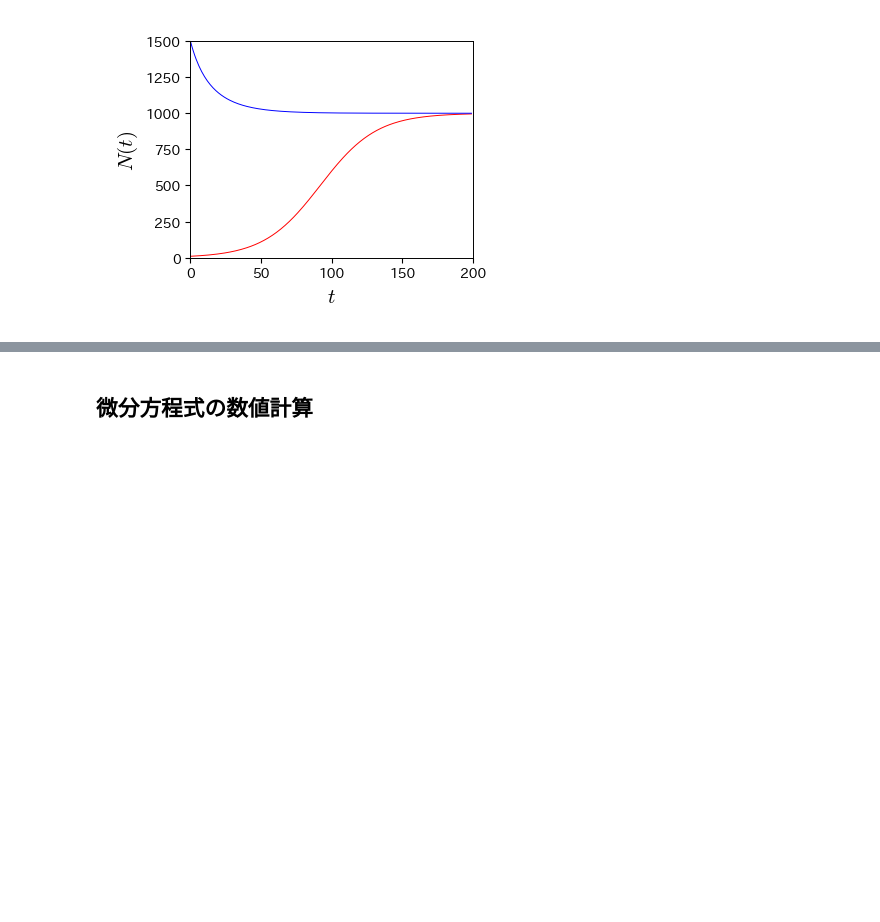
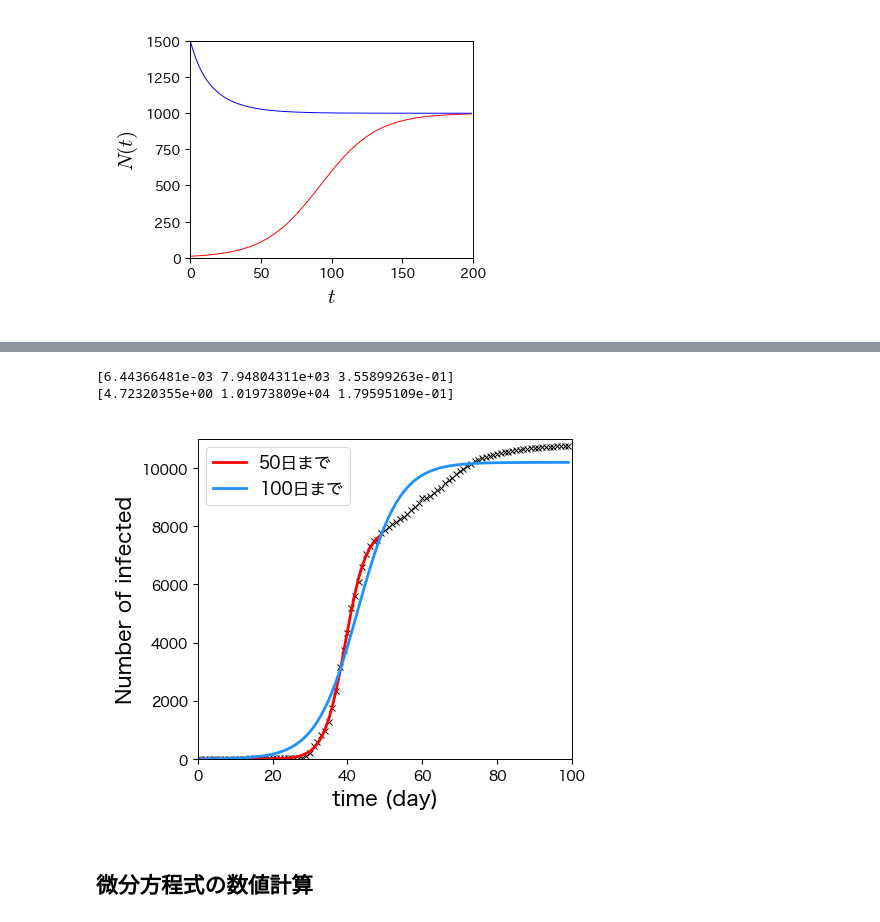
Before and after one commit to tnarizuka/modeling_simulation, a Jupyter notebook: _build/jupyter_execute/chap_5/5_diff_eq.ipynb, the cells around one changed output, grey strips where cells are left out. Drawn from its saved outputs; the diff is of its cells as text; code cells hidden in the pictures; blank space fills up the shorter version.

```diff
--- a/_build/jupyter_execute/chap_5/5_diff_eq.ipynb
+++ b/_build/jupyter_execute/chap_5/5_diff_eq.ipynb
@@ -208,3 +216,27 @@ ax.set_ylabel('$N(t)$', fontsize=15);
+# %%
+# シグモイド関数の定義
+def f_logistic(t, N0, N_inf, gamma):
+    return N_inf * (1+(N_inf/N0-1)*np.exp(-np.clip(gamma*t, -709, 100000)))**(-1)
+# %%
+# データの読み込み
+data = pd.read_csv('./covid19_korea.csv', header=0)
+
+fig, ax = plt.subplots(figsize=(5, 4))
+ax.plot(data.index[:100], data['num'][:100], 'x', ms=4)
+
+for tmax in [50, 100]:
+    t, Nt = data.index[:tmax], data['num'][:tmax]
+    p_opt = curve_fit(f_logistic, t, Nt)[0]
+    print(p_opt)
+    ax.plot(t, f_logistic(t, p_opt[0], p_opt[1], p_opt[2]), '-', lw=2, label='%s日まで' % tmax)
+
+ax.set_xlim(0, 100), ax.set_ylim(0, 11000)
+ax.set_xlabel('time (day)', fontsize=15); ax.set_ylabel('Number of infected', fontsize=15)
+ax.legend(loc='upper left', fontsize=12);
+# %% [output]
+[6.44366481e-03 7.94804311e+03 3.55899263e-01]
+[4.72320355e+00 1.01973809e+04 1.79595109e-01]
+[figure, added]
 # %% [markdown]
 ## 微分方程式の数値計算
 # %% [markdown]
```
Also changed, not shown: parts of 2 cells of this notebook, 15 other files.
